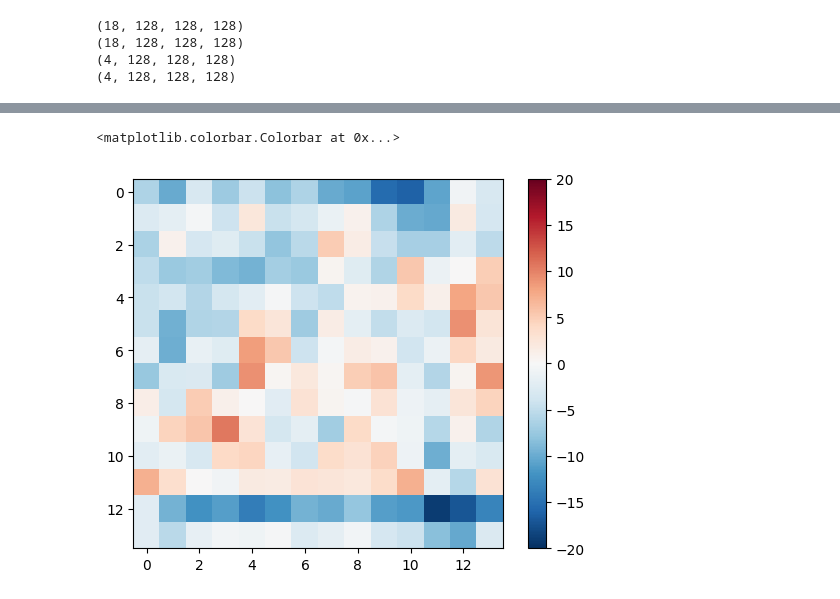
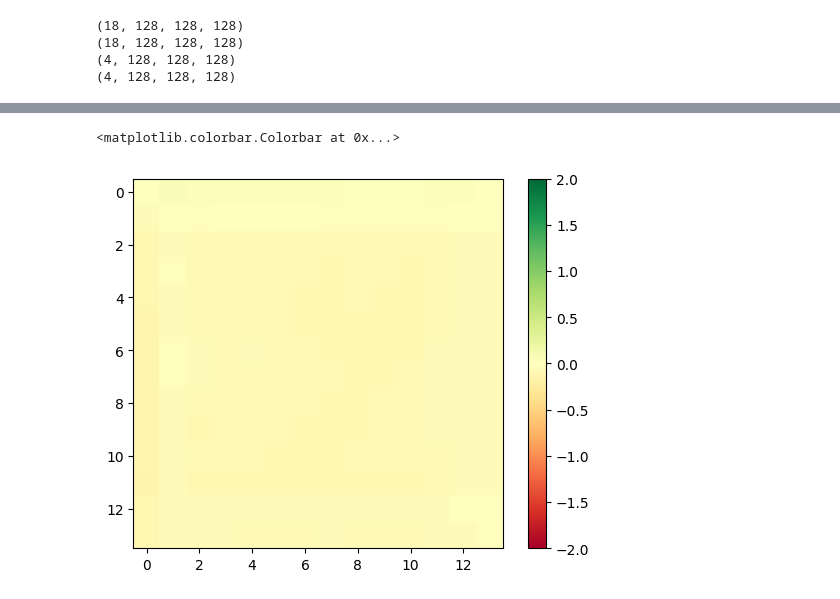
Before and after one commit to shubhamcodez/BrainVoxGen, a Jupyter notebook: VoxGen.ipynb, the cells around one changed output, grey strips where cells are left out. Cells and saved outputs as stored; diff of their text form; code cells hidden in the pictures.

```diff
--- a/VoxGen.ipynb
+++ b/VoxGen.ipynb
@@ -255,7 +264,7 @@ def load_image_test(input_image, real_image):
 train_dataset = tf.data.Dataset.from_tensor_slices((train_ultrasound_arrays, train_mri_arrays))
 test_dataset = tf.data.Dataset.from_tensor_slices((test_ultrasound_arrays, test_mri_arrays))
 # %%
-BUFFER_SIZE = 19
+BUFFER_SIZE = 60
 BATCH_SIZE = 4
 train_dataset = train_dataset.map(load_image_train,num_parallel_calls=tf.data.AUTOTUNE)
 train_dataset = train_dataset.shuffle(BUFFER_SIZE)
@@ -308,6 +317,6 @@ print (up_result.shape)
 # %%
 def Generator():
-    inputs = tf.keras.layers.Input(shape=[128, 128, 128])
+    inputs = tf.keras.layers.Input(shape=[64, 64, 64])
 
     down_stack = [
     downsample(64, 4, apply_batchnorm=False),  # (batch_size, 128, 128, 64)
@@ -316,7 +325,7 @@ def Generator():
     downsample(512, 4),  # (batch_size, 16, 16, 512)
     downsample(512, 4),  # (batch_size, 8, 8, 512)
     downsample(512, 4),  # (batch_size, 4, 4, 512)
-    downsample(512, 4),  # (batch_size, 2, 2, 512)
+    #downsample(512, 4),  # (batch_size, 2, 2, 512)
   ]
 
     up_stack = [
@@ -362,5 +371,12 @@ tf.keras.utils.plot_model(generator, show_shapes=True, dpi=64)
 # %%
-gen_output = generator(train_ultrasound_arrays[0][tf.newaxis, ...], training=False)
-#plt.imshow(train_ultrasound_arrays[0][10])
+x = []
+y = []
+for US, MRI in train_dataset.take(1):
+    x = US[0]
+    y = MRI[0]
+
+gen_output = generator(x[tf.newaxis, ...], training=False)
+plt.imshow(y[50])
 plt.imshow(gen_output[0, ...][50])
+plt.show()
 # %% [output]
@@ -380,13 +395,13 @@ def generator_loss(disc_generated_output, gen_output, target):
 # %%
 def Discriminator():
     initializer = tf.random_normal_initializer(0., 0.02)
-    inp = tf.keras.layers.Input(shape=[128, 128, 128], name='input_image')
-    tar = tf.keras.layers.Input(shape=[128, 128, 128], name='target_image')
+    inp = tf.keras.layers.Input(shape=[64, 64, 64], name='input_image')
+    tar = tf.keras.layers.Input(shape=[64, 64, 64], name='target_image')
     x = tf.keras.layers.concatenate([inp, tar])  # (batch_size, 256, 256, channels*2)
     down1 = downsample(64, 4, False)(x)  # (batch_size, 128, 128, 64)
     down2 = downsample(128, 4)(down1)  # (batch_size, 64, 64, 128)
-    down3 = downsample(256, 4)(down2)  # (batch_size, 32, 32, 256)
-    zero_pad1 = tf.keras.layers.ZeroPadding2D()(down3)  # (batch_size, 34, 34, 256)
+    #down3 = downsample(256, 4)(down2)  # (batch_size, 32, 32, 256)
+    zero_pad1 = tf.keras.layers.ZeroPadding2D()(down2)  # (batch_size, 34, 34, 256)
     conv = tf.keras.layers.Conv2D(512, 4, strides=1,kernel_initializer=initializer,use_bias=False)(zero_pad1)  # (batch_size, 31, 31, 512)
 
     batchnorm1 = tf.keras.layers.BatchNormalization()(conv)
@@ -407,10 +422,11 @@ tf.keras.utils.plot_model(discriminator, show_shapes=True, dpi=64)
 # %%
-disc_out = discriminator([train_ultrasound_arrays[0][tf.newaxis, ...], gen_output], training=False)
-plt.imshow(disc_out[0, ..., -1], vmin=-20, vmax=20, cmap='RdBu_r')
+disc_out = discriminator([y[tf.newaxis, ...], gen_output], training=False)
+#print(disc_out)
+plt.imshow(disc_out[0, ..., -1], vmin=-2, vmax=2, cmap='RdYlGn')
 plt.colorbar()
 # %% [output]
 <matplotlib.colorbar.Colorbar at 0x...>
-[figure, old version]
+[figure, new version]
 # %%
 def discriminator_loss(disc_real_output, disc_generated_output):
     real_loss = loss_object(tf.ones_like(disc_real_output), disc_real_output)
```
Also changed, not shown: parts of 16 cells of this notebook, 11 other files.
